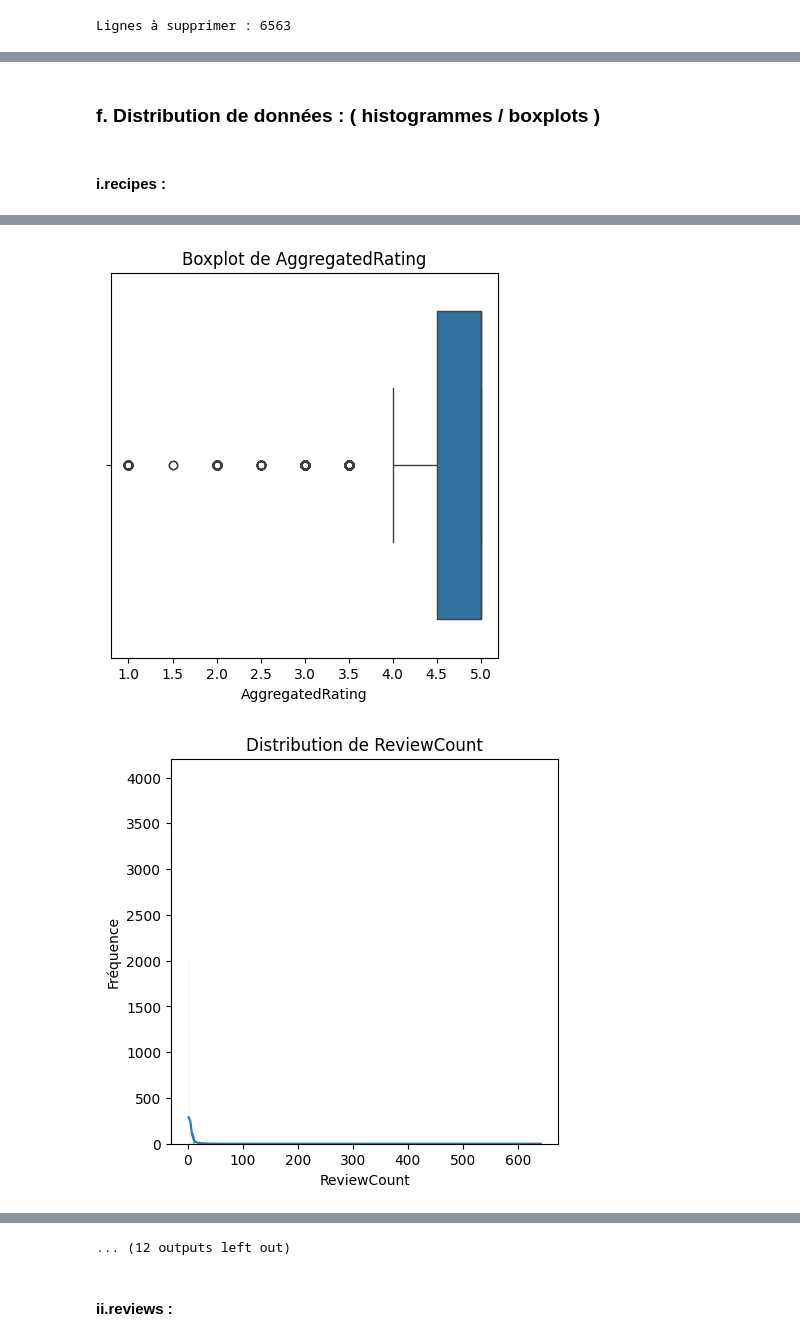
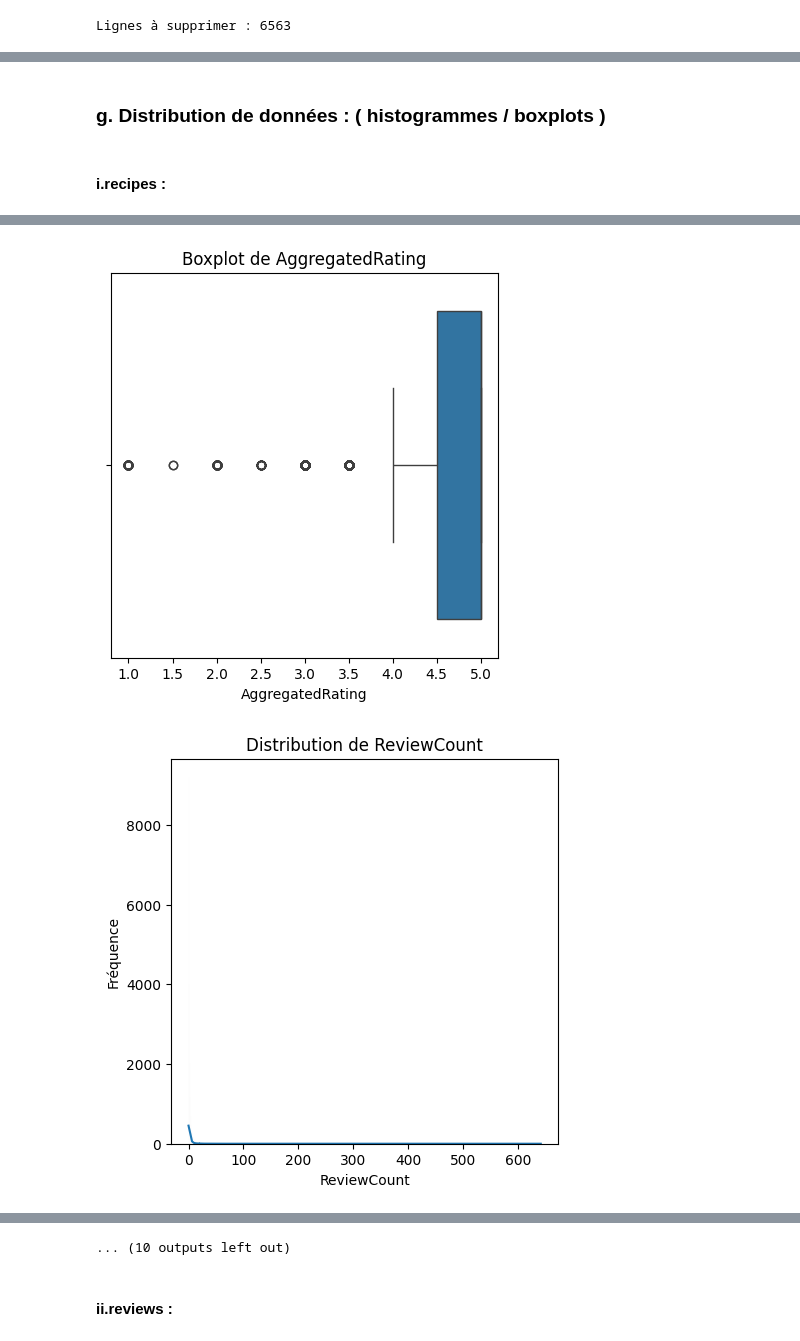
Before and after one commit to louaycodes/ProjetMachineLearning4Arctic, a Jupyter notebook: projetML.ipynb, the cells around one changed output, grey strips where cells are left out. Drawn from its saved outputs; the diff is of its cells as text; code cells hidden in the pictures.

```diff
--- a/projetML.ipynb
+++ b/projetML.ipynb
@@ -277 +281,3 @@ df_recipes_small = df_recipes_small[(df_recipes_small[nutrition_cols] != 0).all(
+# %%
+df_recipes_small['ReviewCount'] = df_recipes_small['ReviewCount'].fillna(0)
 # %% [markdown]
@@ -298,31 +304,29 @@ count  19563.000000         19563.000000        19563.000000   19563.000000
 75%    1.193650e+06  226062.000000  7.977060e+05      5.000000
 max    2.090319e+06  540470.000000  2.002901e+09      5.000000
 # %% [markdown]
-### f. Distribution de données : ( histogrammes / boxplots )
+### g. Distribution de données : ( histogrammes / boxplots )
 # %% [markdown]
  #### **i.recipes :**
 # %%
 numeric_cols = [
     "AggregatedRating", "ReviewCount", "Calories", "FatContent",
     "SaturatedFatContent", "CholesterolContent", "SodiumContent",
-    "CarbohydrateContent", "FiberContent", "SugarContent", "ProteinContent",
-    "RecipeServings"
-]
+    "CarbohydrateContent", "FiberContent", "SugarContent", "ProteinContent"]
 for col in numeric_cols:
     plt.figure(figsize=(5,5))
     sns.histplot(df_recipes_small[col], kde=True)
     plt.title(f"Distribution de {col}")
     plt.xlabel(col)
     plt.ylabel("Fréquence")
     plt.show()
     plt.figure(figsize=(5,5))
     sns.boxplot(x=df_recipes_small[col])
     plt.title(f"Boxplot de {col}")
     plt.show()
 # %% [output]
 [figure]
 [figure]
-[figure, old version]
+[figure, new version]
 [figure]
 [figure]
 [figure]
@@ -332,7 +336,7 @@ for col in numeric_cols:
 [figure]
 [figure]
 [figure]
-... (12 outputs left out)
+... (10 outputs left out)
 # %% [markdown]
  #### **ii.reviews :**
 # %%
```
Also changed, not shown: parts of 26 cells of this notebook.
